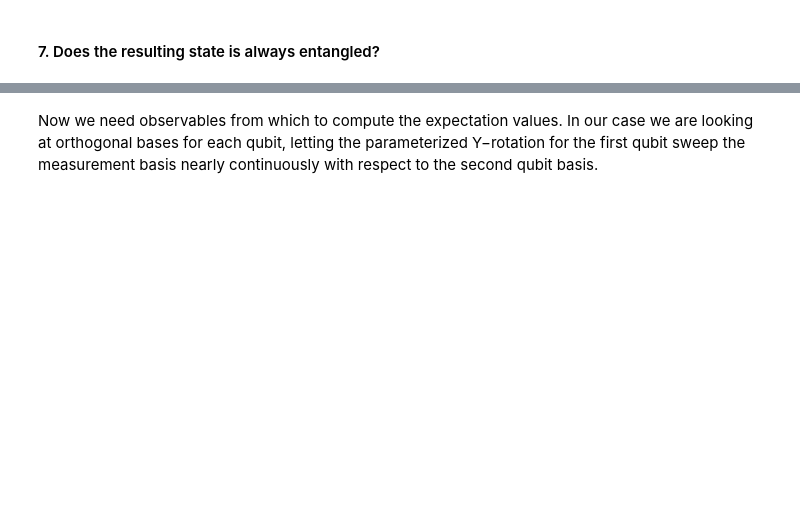
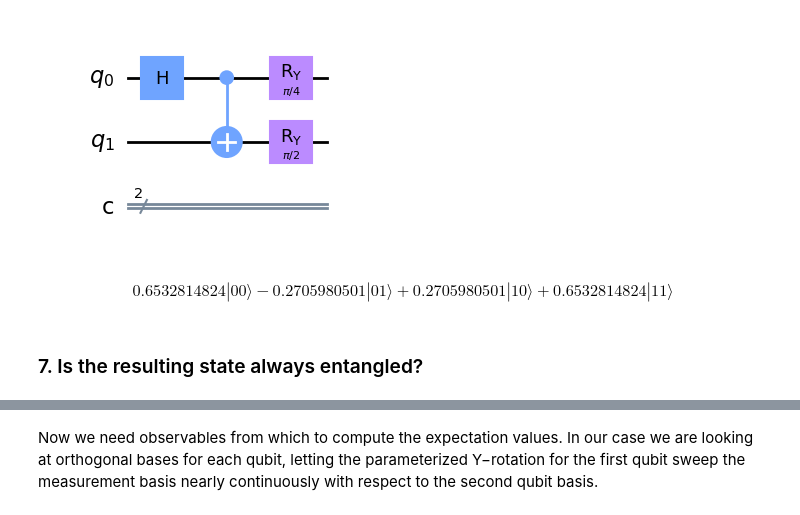
Before and after one commit to nshunned/M1QI, a Jupyter notebook: Session 3/Session 3 (Quantum Correlations).ipynb, the cells around one changed output, grey strips where cells are left out. Cells and saved outputs as stored; diff of their text form; code cells hidden in the pictures; blank space fills up the shorter version.

```diff
--- a/Session 3/Session 3 (Quantum Correlations).ipynb
+++ b/Session 3/Session 3 (Quantum Correlations).ipynb
@@ -125,9 +151,17 @@ try various theta values
 # %%
 state = qi.Statevector.from_int(0, 2**2)
 
-theta1Value =
-theta2Value =
+theta1Value = np.pi/4
+theta2Value = np.pi/2
 
-qcCHSH_bind = qcCHSH.bind_parameters({theta1: thetaValue, theta2: thetaValue})
+qcCHSH_bind = qcCHSH.bind_parameters({theta1: theta1Value, theta2: theta2Value})
+qcCHSH_bind.draw('mpl')
+# %% [output]
+[figure, added]
+# %%
+final_state = state.evolve(qcCHSH_bind)
+final_state.draw('latex')
+# %% [output]
+$$0.6532814824 |00\rangle-0.2705980501 |01\rangle+0.2705980501 |10\rangle+0.6532814824 |11\rangle$$
 # %% [markdown]
-#### 7. Does the resulting state is always entangled?
+### 7. Is the resulting state always entangled?
```
Also changed, not shown: parts of 44 cells of this notebook, 13 other files.
